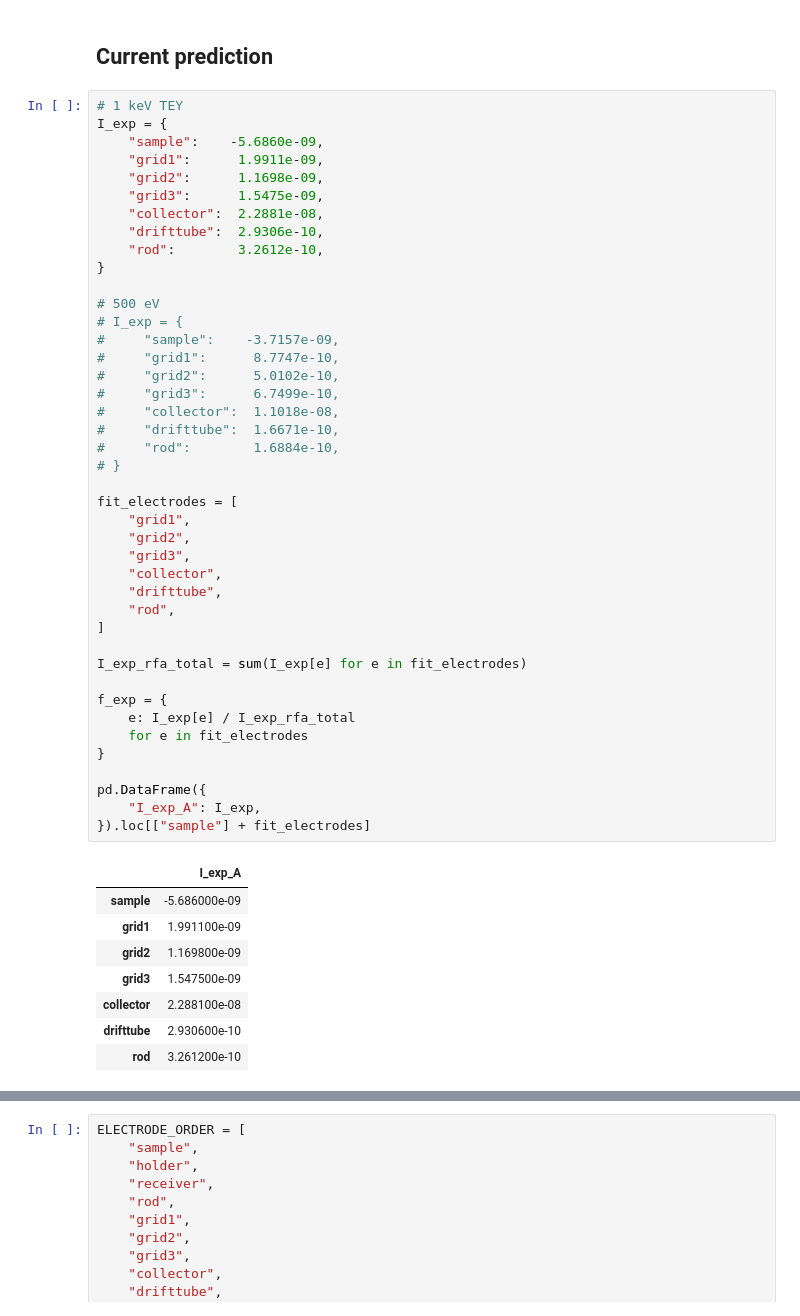
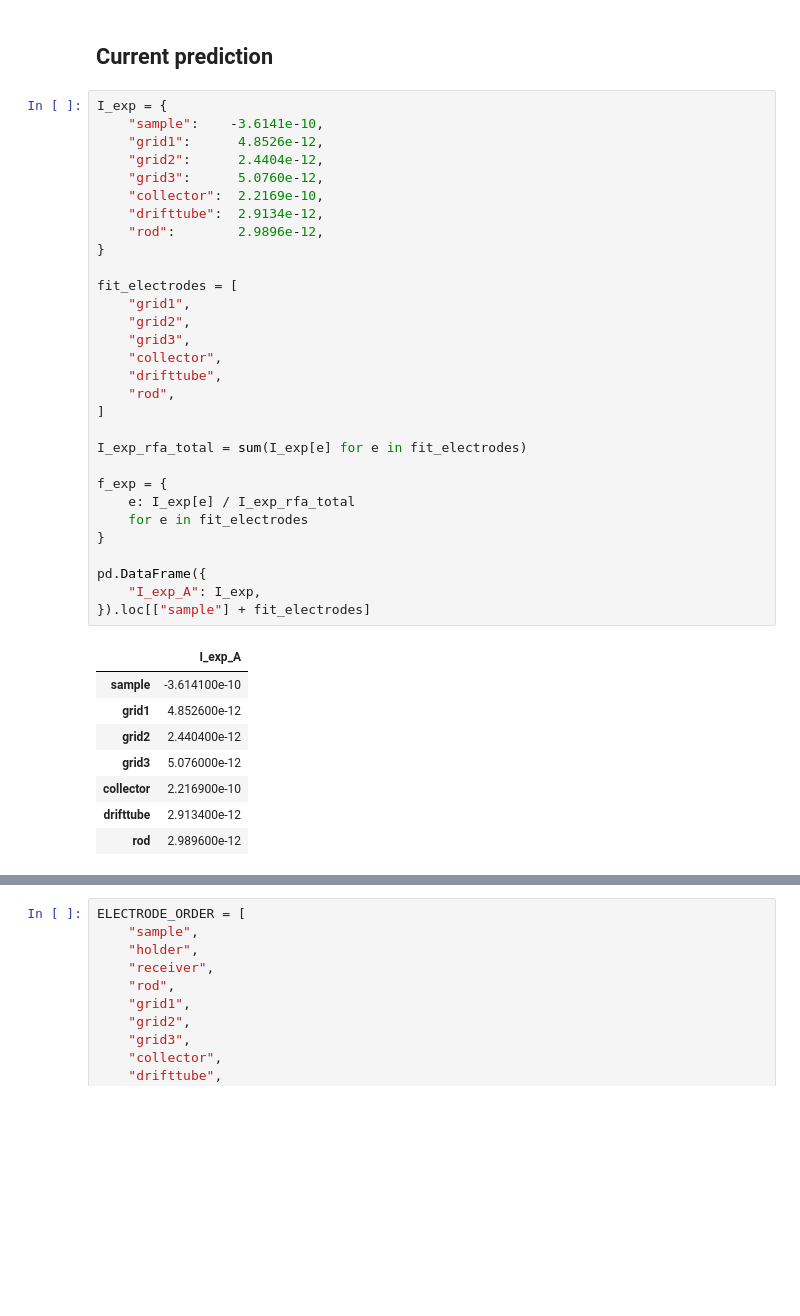
Before and after one commit to oridzel/rfa_python, a Jupyter notebook: notebooks/06_current_prediction_modes.ipynb, the cells around one changed output, grey strips where cells are left out. Cells and saved outputs as stored; diff of their text form; blank space fills up the shorter version.

```diff
--- a/notebooks/06_current_prediction_modes.ipynb
+++ b/notebooks/06_current_prediction_modes.ipynb
@@ -817,56 +817,44 @@ correction_factor                  : 0.2459235668789809
 # %% [markdown]
 ## Current prediction
 # %%
-# 1 keV TEY
 I_exp = {
-    "sample":    -5.6860e-09,
-    "grid1":      1.9911e-09,
-    "grid2":      1.1698e-09,
-    "grid3":      1.5475e-09,
-    "collector":  2.2881e-08,
-    "drifttube":  2.9306e-10,
-    "rod":        3.2612e-10,
+    "sample":    -3.6141e-10,
+    "grid1":      4.8526e-12,
+    "grid2":      2.4404e-12,
+    "grid3":      5.0760e-12,
+    "collector":  2.2169e-10,
+    "drifttube":  2.9134e-12,
+    "rod":        2.9896e-12,
 }
-
-# 500 eV
-# I_exp = {
-#     "sample":    -3.7157e-09,
-#     "grid1":      8.7747e-10,
-#     "grid2":      5.0102e-10,
-#     "grid3":      6.7499e-10,
-#     "collector":  1.1018e-08,
-#     "drifttube":  1.6671e-10,
-#     "rod":        1.6884e-10,
-# }
 
 fit_electrodes = [
     "grid1",
     "grid2",
     "grid3",
     "collector",
     "drifttube",
     "rod",
 ]
 
 I_exp_rfa_total = sum(I_exp[e] for e in fit_electrodes)
 
 f_exp = {
     e: I_exp[e] / I_exp_rfa_total
     for e in fit_electrodes
 }
 
 pd.DataFrame({
     "I_exp_A": I_exp,
 }).loc[["sample"] + fit_electrodes]
 # %% [output]
 |  | I_exp_A |
-| sample | -5.686000e-09 |
-| grid1 | 1.991100e-09 |
-| grid2 | 1.169800e-09 |
-| grid3 | 1.547500e-09 |
-| collector | 2.288100e-08 |
-| drifttube | 2.930600e-10 |
-| rod | 3.261200e-10 |
+| sample | -3.614100e-10 |
+| grid1 | 4.852600e-12 |
+| grid2 | 2.440400e-12 |
+| grid3 | 5.076000e-12 |
+| collector | 2.216900e-10 |
+| drifttube | 2.913400e-12 |
+| rod | 2.989600e-12 |
 # %%
 I_exp['collector']/(I_exp['grid1']+I_exp['grid2']+I_exp['grid3']+I_exp['rod']+I_exp['drifttube']+I_exp['collector'])
 # %% [output]
```
Also changed, not shown: parts of 4 cells of this notebook, 3 other files.
